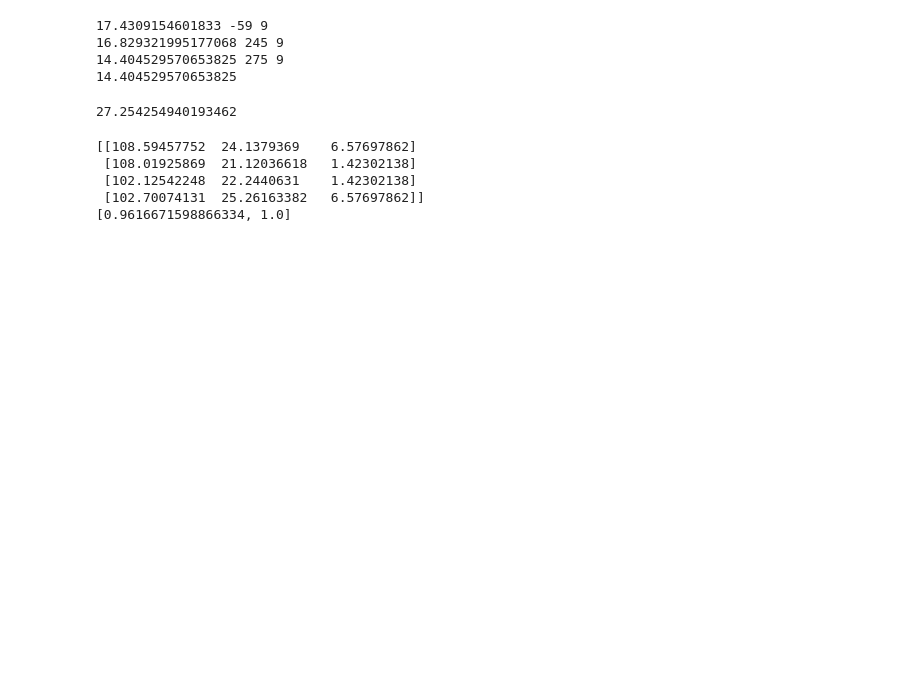
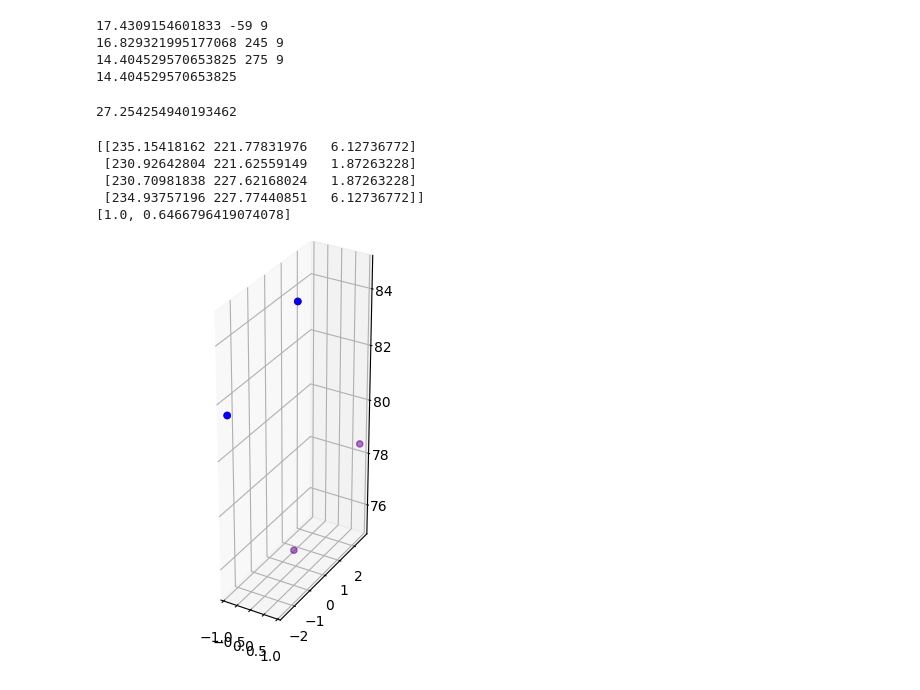
Before and after one commit to Yufeiyu2003/23cmfsh, a Jupyter notebook: main.ipynb, the cells around one changed output. Cells and saved outputs as stored; diff of their text form; code cells hidden in the pictures; blank space fills up the shorter version.

```diff
--- a/main.ipynb
+++ b/main.ipynb
@@ -142,10 +142,35 @@ def e_mirror_rate(ID,phi,day,hour):
 
     return [cut_rate,shadow_rate]
 # %%
-print(e_mirror_rate(1,39.4/180*np.pi,90,15))
+print(e_mirror_rate(1500,39.4/180*np.pi,270,9))
 # %% [output]
-[[108.59457752  24.1379369    6.57697862]
- [108.01925869  21.12036618   1.42302138]
- [102.12542248  22.2440631    1.42302138]
- [102.70074131  25.26163382   6.57697862]]
-[0.9616671598866334, 1.0]
+[[235.15418162 221.77831976   6.12736772]
+ [230.92642804 221.62559149   1.87263228]
+ [230.70981838 227.62168024   1.87263228]
+ [234.93757196 227.77440851   6.12736772]]
+[1.0, 0.6466796419074078]
+# %%
+import matplotlib.pyplot as plt
+original_points=np.array([[ 2.84135802e-02 , 7.45270939e-02 , 8.44965858e+01],
+[ 9.58987344e-01 , 2.51536551e+00 , 7.85024395e+01],
+ [-2.84135802e-02, -7.45270939e-02 , 7.55034142e+01],
+ [-9.58987344e-01 ,-2.51536551e+00,  8.14975605e+01]])
+
+
+o2 = np.array([[-5.95156781e-02 , 5.30989955e-02 , 8.44965858e+01],
+ [-2.00871490e+00 , 1.79214531e+00 , 7.85024395e+01],
+ [ 5.95156781e-02, -5.30989955e-02 , 7.55034142e+01],
+ [ 2.00871490e+00 ,-1.79214531e+00 , 8.14975605e+01]])
+
+        # 画图
+fig = plt.figure()
+ax = fig.add_subplot(111, projection='3d')
+        #画出原始顶点
+ax.scatter(original_points[:,0],original_points[:,1],original_points[:,2],c='r')
+ax.scatter(original_points[:,0],original_points[:,1],original_points[:,2],c='b')
+        #等比例显示
+ax.set_aspect('equal')
+
+plt.show()
+# %% [output]
+[figure, added]
```
Also changed, not shown: parts of 1 cell of this notebook, 5 other files.
